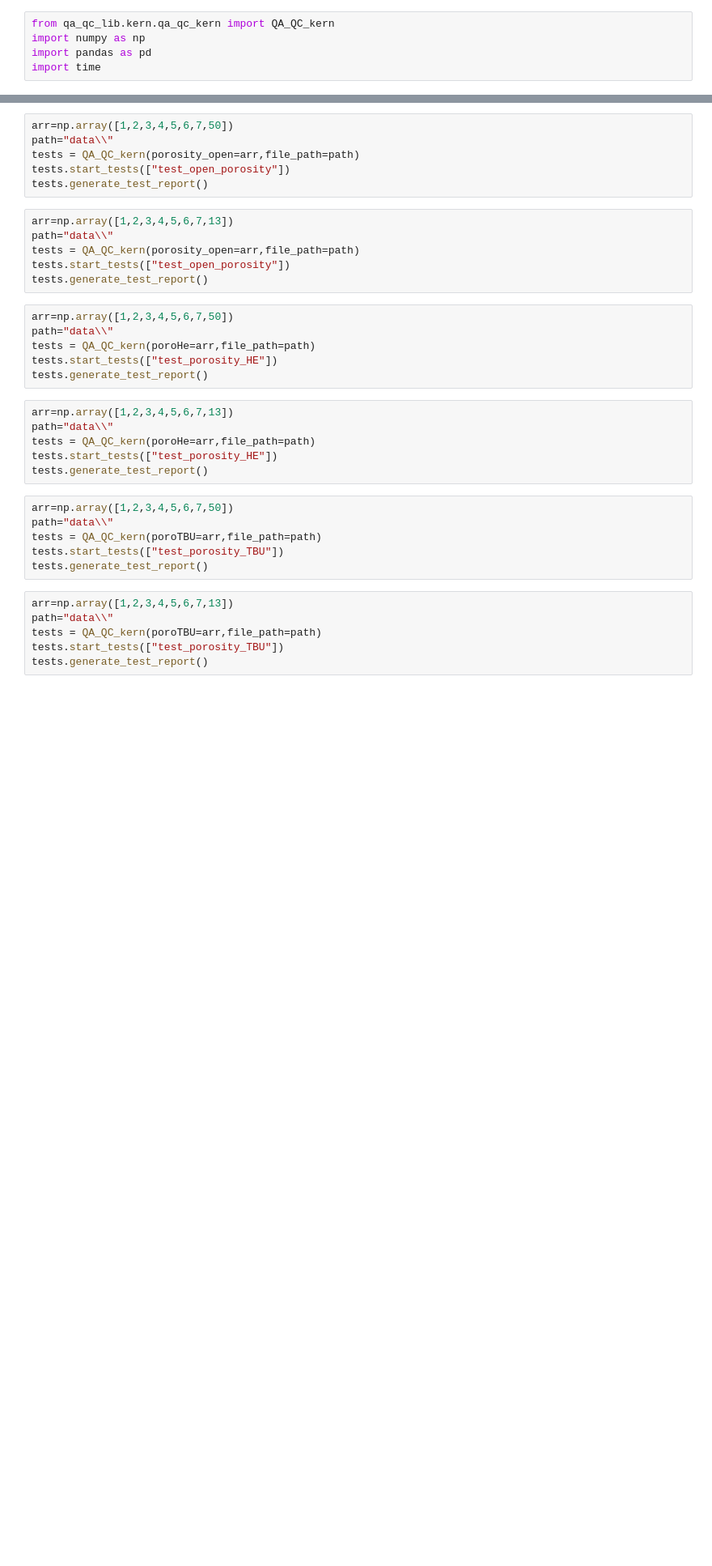
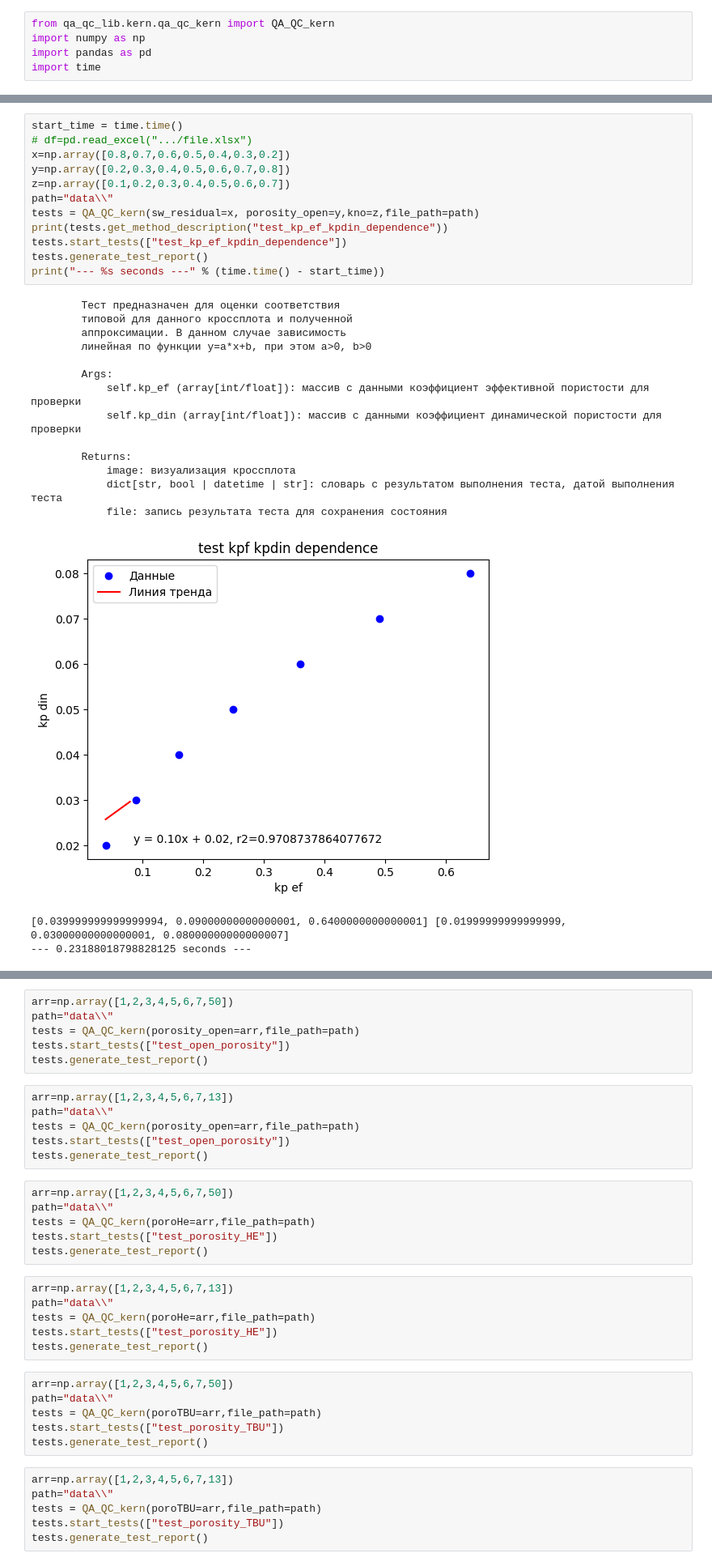
Before and after one commit to Salnikov-MaX/QA_QC_proj, a Jupyter notebook: qa_qc_lib/kern/workflow.ipynb, the cells around one changed output, grey strips where cells are left out. Shown at 81% size. Drawn from its saved outputs; the diff is of its cells as text; blank space fills up the shorter version.

```diff
--- a/qa_qc_lib/kern/workflow.ipynb
+++ b/qa_qc_lib/kern/workflow.ipynb
@@ -244,2 +291,31 @@ print("--- %s seconds ---" % (time.time() - start_time))
+# %%
+start_time = time.time()
+# df=pd.read_excel(".../file.xlsx")
+x=np.array([0.8,0.7,0.6,0.5,0.4,0.3,0.2])
+y=np.array([0.2,0.3,0.4,0.5,0.6,0.7,0.8])
+z=np.array([0.1,0.2,0.3,0.4,0.5,0.6,0.7])
+path="data\\"
+tests = QA_QC_kern(sw_residual=x, porosity_open=y,kno=z,file_path=path)
+print(tests.get_method_description("test_kp_ef_kpdin_dependence"))
+tests.start_tests(["test_kp_ef_kpdin_dependence"])
+tests.generate_test_report()
+print("--- %s seconds ---" % (time.time() - start_time))
+# %% [output]
+        Тест предназначен для оценки соответствия
+        типовой для данного кроссплота и полученной
+        аппроксимации. В данном случае зависимость
+        линейная по функции y=a*x+b, при этом a>0, b>0
+
+        Args:
+            self.kp_ef (array[int/float]): массив с данными коэффициент эффективной пористости для проверки
+            self.kp_din (array[int/float]): массив с данными коэффициент динамической пористости для проверки
+
+        Returns:
+            image: визуализация кроссплота
+            dict[str, bool | datetime | str]: словарь с результатом выполнения теста, датой выполнения теста
+            file: запись результата теста для сохранения состояния
+[figure, added]
+[0.039999999999999994, 0.09000000000000001, 0.6400000000000001] [0.01999999999999999, 0.03000000000000001, 0.08000000000000007]
+--- 0.23188018798828125 seconds ---
 # %%
 start_time = time.time()
```
Also changed, not shown: parts of 65 cells of this notebook, 2 other files.
